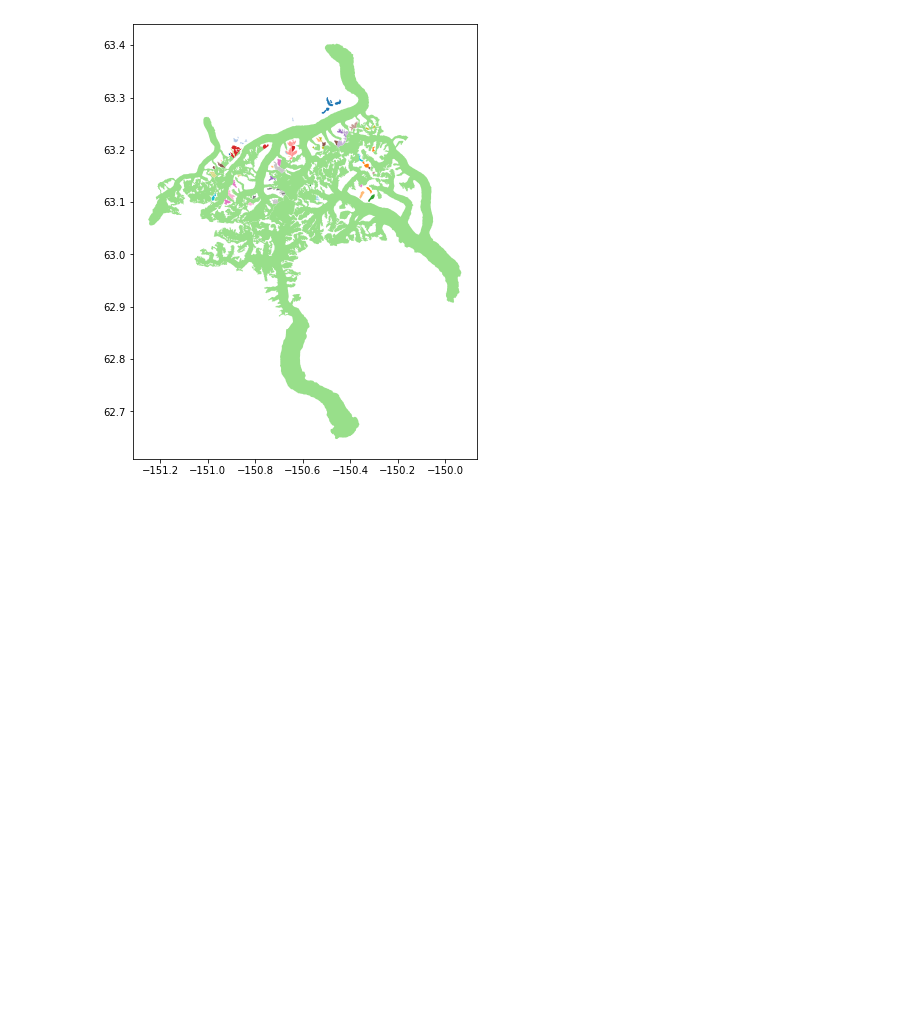
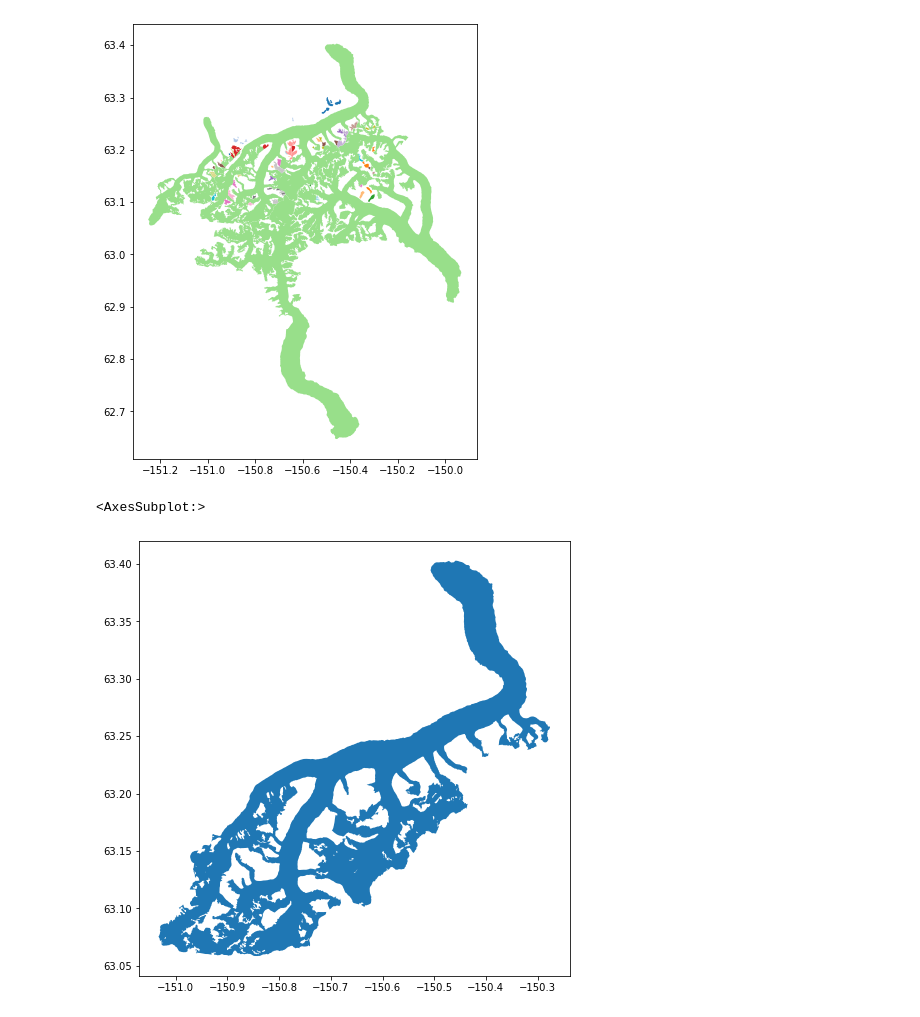
Before and after one commit to egagli/glacier-velocity-from-sar, a Jupyter notebook: import_data/import_glacier_shapefiles_rgi/import_glacier_shapefiles.ipynb, the cells around one changed output. Drawn from its saved outputs; the diff is of its cells as text; code cells hidden in the pictures; blank space fills up the shorter version.

```diff
--- a/import_data/import_glacier_shapefiles_rgi/import_glacier_shapefiles.ipynb
+++ b/import_data/import_glacier_shapefiles_rgi/import_glacier_shapefiles.ipynb
@@ -35,7 +18,7 @@ Archive:  01_rgi60_Alaska.zip
 # %%
 # rgi60_gdf = gpd.read_file("shapefiles/02_rgi60_WesternCanadaUS.shp")
 rgi60_gdf = gpd.read_file(f"{data_dir}/01_rgi60_Alaska.shp")
-muldrow_box = gpd.read_file('muldrow.geojson')
+muldrow_box = gpd.read_file('muldrow_roi.geojson')
 # %%
 muldrow_box.plot()
 # %% [output]
@@ -90,0 +68,5 @@ named_glaciers.columns
+# %%
+ak_rgi60_gdf[ak_rgi60_gdf['Name']=='Muldrow Glacier'].plot(figsize=(8,8),cmap='tab20')
+# %% [output]
+<AxesSubplot:>
+[figure, added]
```
Also changed, not shown: parts of 18 cells of this notebook.
